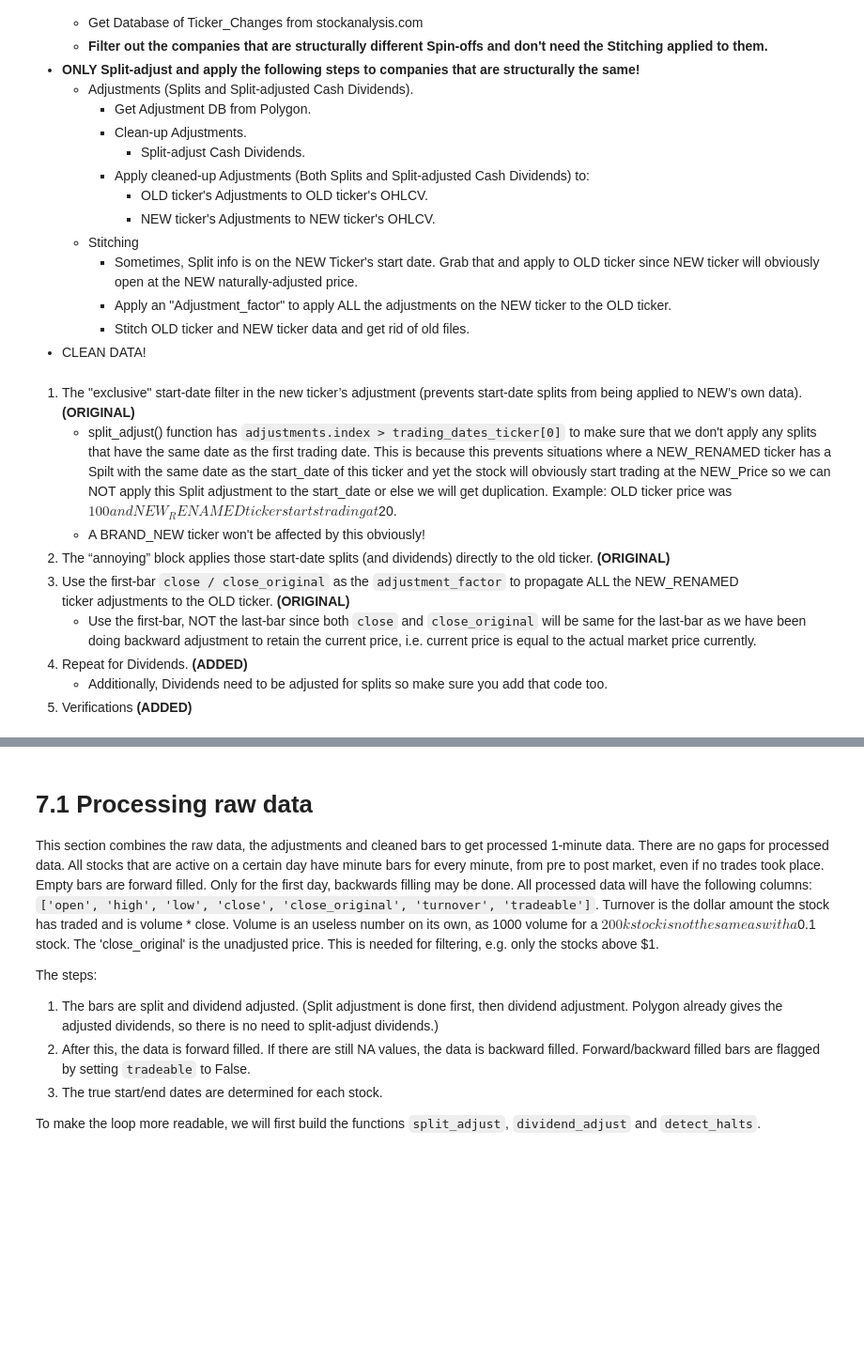
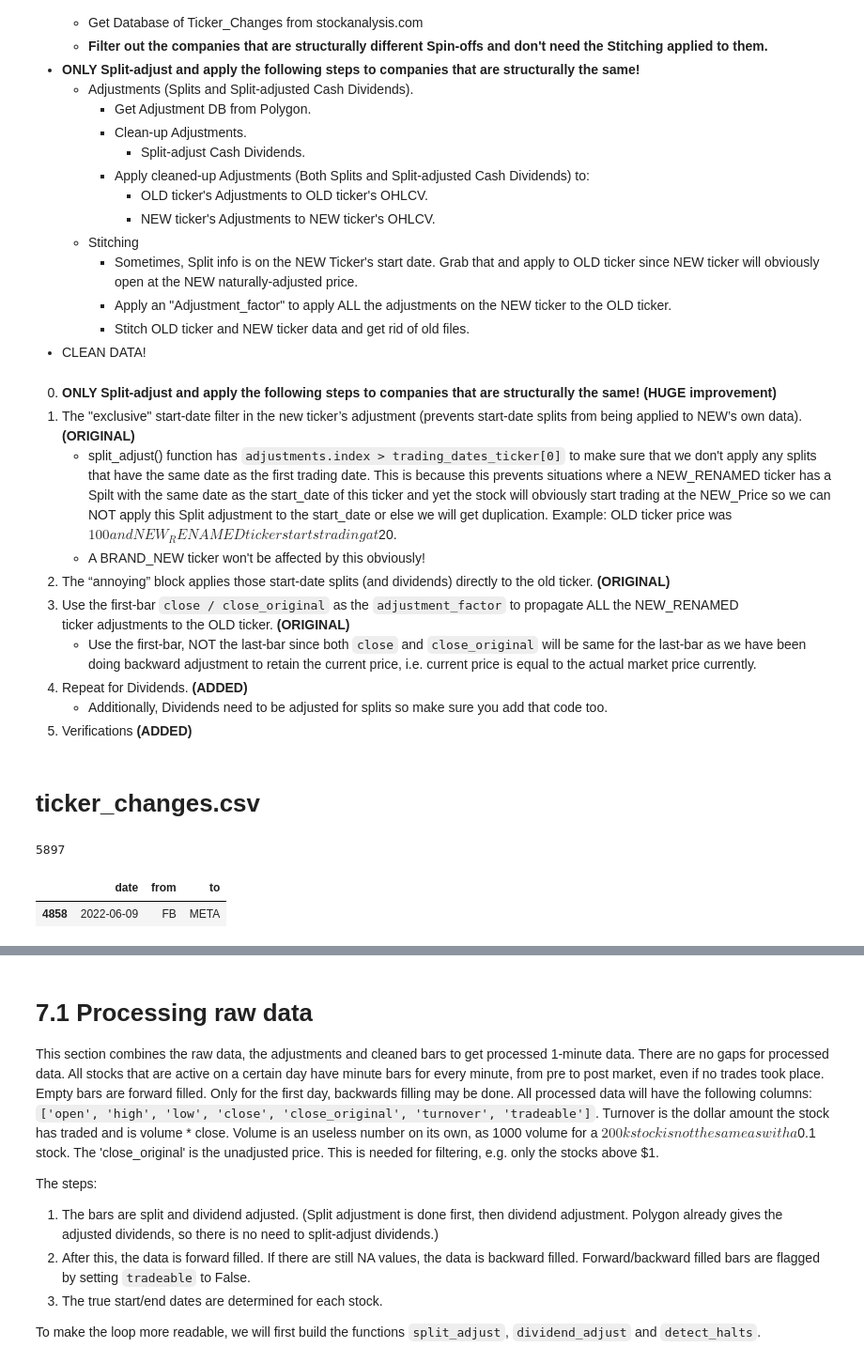
Before and after one commit to sharmad/data_clean, a Jupyter notebook: dev_prod/07_process.ipynb, the cells around one changed output, grey strips where cells are left out. Shown at 94% size. Cells and saved outputs as stored; diff of their text form; code cells hidden in the pictures; blank space fills up the shorter version.

```diff
--- a/dev_prod/07_process.ipynb
+++ b/dev_prod/07_process.ipynb
@@ -17,6 +17,7 @@ Summary:
         - Stitch OLD ticker and NEW ticker data and get rid of old files.
 - CLEAN DATA!
 # %% [markdown]
+0. **ONLY Split-adjust and apply the following steps to companies that are structurally the same! (HUGE improvement)**
 1. The "exclusive" start‑date filter in the new ticker’s adjustment (prevents start‑date splits from being applied to NEW’s own data). **(ORIGINAL)**
 	- split_adjust() function has `adjustments.index > trading_dates_ticker[0]` to make sure that we don't apply any splits that have the same date as the first trading date. This is because this prevents situations where a NEW_RENAMED ticker has a Spilt with the same date as the start_date of this ticker and yet the stock will obviously start trading at the NEW_Price so we can NOT apply this Split adjustment to the start_date or else we will get duplication. Example: OLD ticker price was $100 and NEW_RENAMED ticker starts trading at $20.
 	- A BRAND_NEW ticker won't be affected by this obviously!
@@ -26,3 +27,16 @@ Summary:
 4. Repeat for Dividends. **(ADDED)**
 	- Additionally, Dividends need to be adjusted for splits so make sure you add that code too.
 5. Verifications **(ADDED)**
+# %% [markdown]
+# ticker_changes.csv
+# %%
+from tickers import get_tickers, get_ticker_changes
+from times import get_market_dates, get_market_calendar, last_trading_date_before
+from datetime import datetime, date, time
+from pathlib import Path
+import pandas as pd
+import shutil
+import os
+DATA_PATH = "../data/polygon/"
+# END_DATE = last_trading_date_before(date(2026, 6, 4)) # till today only or else you will get "out of range" and don't waste loop cycles
+# END_DATE will need to support updating everyday so that we only fetch the new adjustments in an idempotent way
@@ -28,0 +59,8 @@ Summary:
+# %%
+ticker_changes = pd.read_csv(DATA_PATH + "../stockanalysis/ticker_changes.csv")
+print(len(ticker_changes))
+ticker_changes[ticker_changes['from'] == "FB"]
+# %% [output]
+5897
+|  | date | from | to |
+| 4858 | 2022-06-09 | FB | META |
```
Also changed, not shown: parts of 26 cells of this notebook, 1 other file.
